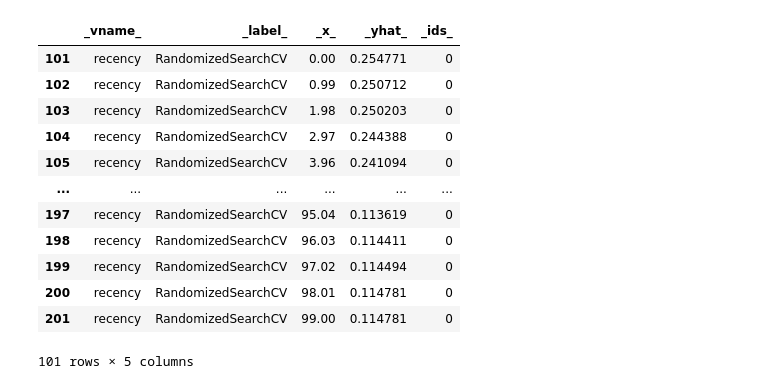
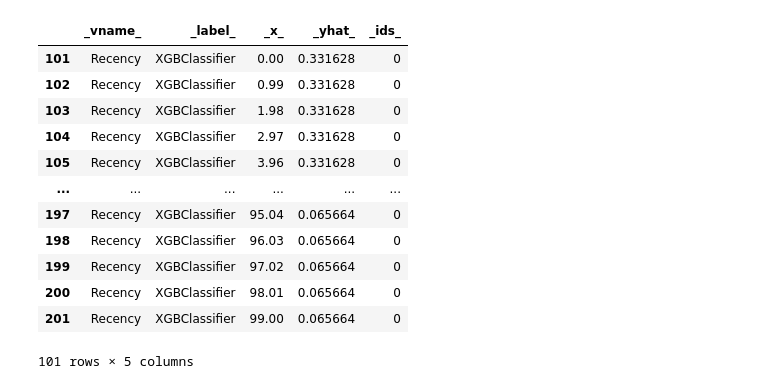
Before and after one commit to Michciak/DataGigaChads_BHL9, a Jupyter notebook: xai_test.ipynb, the cells around one changed output. Cells and saved outputs as stored; diff of their text form; code cells hidden in the pictures.

```diff
--- a/xai_test.ipynb
+++ b/xai_test.ipynb
@@ -6,0 +13,2 @@ import plotly.graph_objects as go
+# %%
+X_train, X_test, y_train, y_test = train_test_split(X, y, test_size=0.2, random_state = 2115)
@@ -7,11 +28,13 @@ import plotly.graph_objects as go
 # %%
-rf = pkl.load(open("models/rf1.pkl", 'rb'))
+# rf = pkl.load(open("models/rf1.pkl", 'rb'))
+xgb = pkl.load(open("models/xgb_v2.pkl", 'rb'))
 # %%
 df = pd.read_csv("marketing_campaign.csv", sep=";")
 
 x_train, y_train, x_test, y_test = data_prep.prep_data(df)
 # %%
-exp = dx.Explainer(rf, x_train, y_train, model_type="classification")
+# exp = dx.Explainer(rf, x_train, y_train, model_type="classification")
+exp = dx.Explainer(xgb, X_train, y_train, model_type="classification")
 # %% [output]
 Preparation of a new explainer is initiated
 
@@ -63,4 +86,4 @@ vip
 # %%
 mp.plot()
 # %%
-pd_rf = exp.model_profile(variables=["acceptedcmp3","recency"])
+pd_rf = exp.model_profile(variables=["MntMeatProducts","Recency"])
@@ -67,20 +95,20 @@ pd_rf = exp.model_profile(variables=["acceptedcmp3","recency"])
 # %%
 pd_rf = pd_rf.result
 # %%
-pd_rf[pd_rf["_vname_"]=="recency"]
+pd_rf[pd_rf["_vname_"]=="Recency"]
 # %% [output]
 |  | _vname_ | _label_ | _x_ | _yhat_ | _ids_ |
-| 101 | recency | RandomizedSearchCV | 0.00 | 0.254771 | 0 |
-| 102 | recency | RandomizedSearchCV | 0.99 | 0.250712 | 0 |
-| 103 | recency | RandomizedSearchCV | 1.98 | 0.250203 | 0 |
-| 104 | recency | RandomizedSearchCV | 2.97 | 0.244388 | 0 |
-| 105 | recency | RandomizedSearchCV | 3.96 | 0.241094 | 0 |
+| 101 | Recency | XGBClassifier | 0.00 | 0.331628 | 0 |
+| 102 | Recency | XGBClassifier | 0.99 | 0.331628 | 0 |
+| 103 | Recency | XGBClassifier | 1.98 | 0.331628 | 0 |
+| 104 | Recency | XGBClassifier | 2.97 | 0.331628 | 0 |
+| 105 | Recency | XGBClassifier | 3.96 | 0.331628 | 0 |
 | ... | ... | ... | ... | ... | ... |
-| 197 | recency | RandomizedSearchCV | 95.04 | 0.113619 | 0 |
-| 198 | recency | RandomizedSearchCV | 96.03 | 0.114411 | 0 |
-| 199 | recency | RandomizedSearchCV | 97.02 | 0.114494 | 0 |
-| 200 | recency | RandomizedSearchCV | 98.01 | 0.114781 | 0 |
-| 201 | recency | RandomizedSearchCV | 99.00 | 0.114781 | 0 |
+| 197 | Recency | XGBClassifier | 95.04 | 0.065664 | 0 |
+| 198 | Recency | XGBClassifier | 96.03 | 0.065664 | 0 |
+| 199 | Recency | XGBClassifier | 97.02 | 0.065664 | 0 |
+| 200 | Recency | XGBClassifier | 98.01 | 0.065664 | 0 |
+| 201 | Recency | XGBClassifier | 99.00 | 0.065664 | 0 |
 101 rows × 5 columns
 # %%
 colors = ['blue' if val < max(pd_rf["_yhat_"])-0.1*max(pd_rf["_yhat_"]) else 'green' for val in pd_rf['_yhat_']]
```
Also changed, not shown: parts of 7 cells of this notebook, 2 other files.
